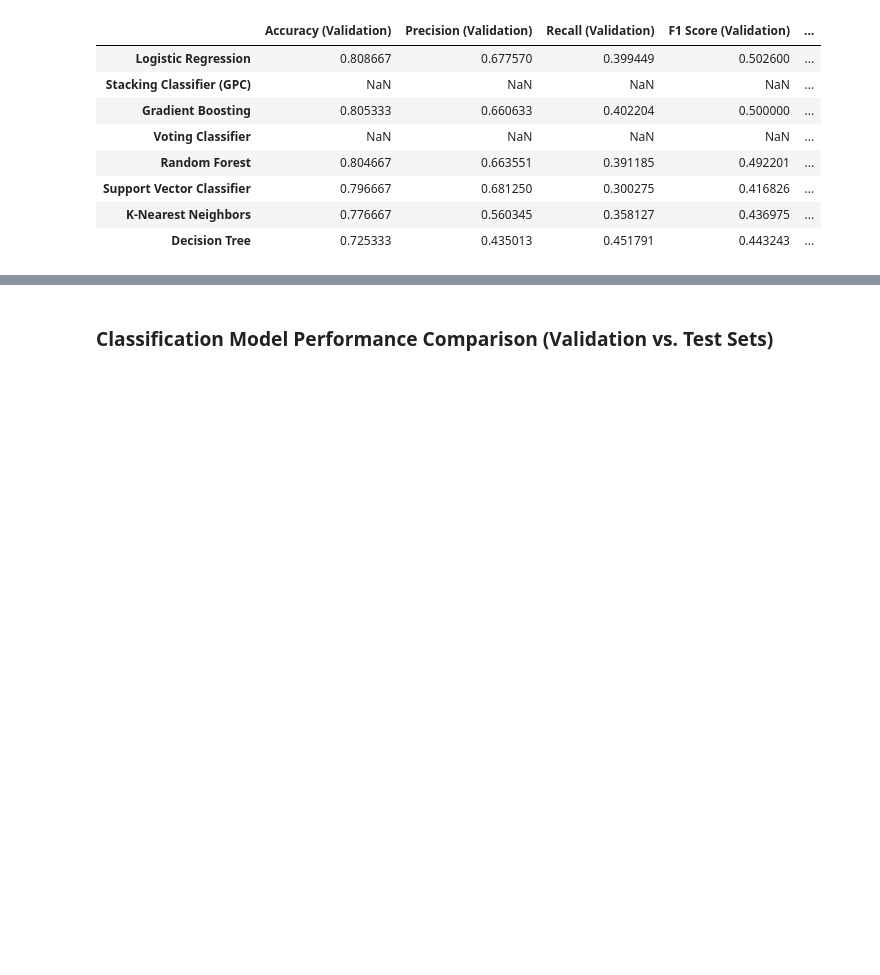
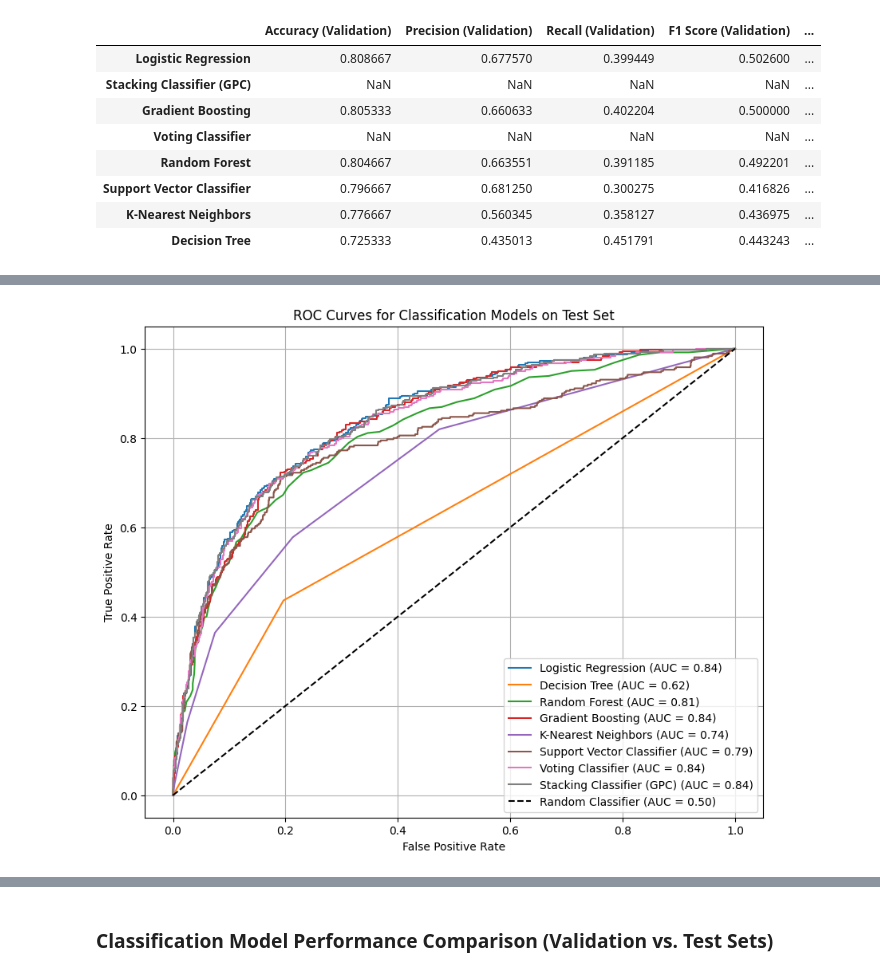
Before and after one commit to omonigho-egbo-15/ITAI_ML_FINAL_EXAM_PROJECT, a Jupyter notebook: EgboOmonigho_ITAI_Exam_2_.ipynb, the cells around one changed output, grey strips where cells are left out. Saved outputs shown, nothing was run; the diff lists cells and outputs as text; code cells hidden in the pictures; blank space fills up the shorter version.

```diff
--- a/EgboOmonigho_ITAI_Exam_2_.ipynb
+++ b/EgboOmonigho_ITAI_Exam_2_.ipynb
@@ -1163,0 +1164,33 @@ Final classification results PDF has been prepared and offered for download.
+# %%
+from sklearn.metrics import roc_curve, roc_auc_score
+import matplotlib.pyplot as plt
+
+plt.figure(figsize=(10, 8))
+
+# Iterate through all classification models and plot their ROC curves
+for name, model in models.items():
+    if hasattr(model, "predict_proba") and name != 'Support Vector Classifier': # SVC needs probability=True during initialization
+        y_proba_test = model.predict_proba(x_test)[:, 1]
+        fpr, tpr, _ = roc_curve(y_test, y_proba_test)
+        auc = roc_auc_score(y_test, y_proba_test)
+        plt.plot(fpr, tpr, label=f'{name} (AUC = {auc:.2f})')
+    elif name == 'Support Vector Classifier':
+        # SVC was initialized with probability=True, so predict_proba is available
+        y_proba_test = model.predict_proba(x_test)[:, 1]
+        fpr, tpr, _ = roc_curve(y_test, y_proba_test)
+        auc = roc_auc_score(y_test, y_proba_test)
+        plt.plot(fpr, tpr, label=f'{name} (AUC = {auc:.2f})')
+    else:
+        print(f"Skipping {name}: No predict_proba method available.")
+
+# Plot the random classifier line
+plt.plot([0, 1], [0, 1], 'k--', label='Random Classifier (AUC = 0.50)')
+
+plt.xlabel('False Positive Rate')
+plt.ylabel('True Positive Rate')
+plt.title('ROC Curves for Classification Models on Test Set')
+plt.legend(loc='lower right')
+plt.grid(True)
+plt.show()
+# %% [output]
+[figure, added]
```
Also changed, not shown: parts of 15 cells of this notebook.
